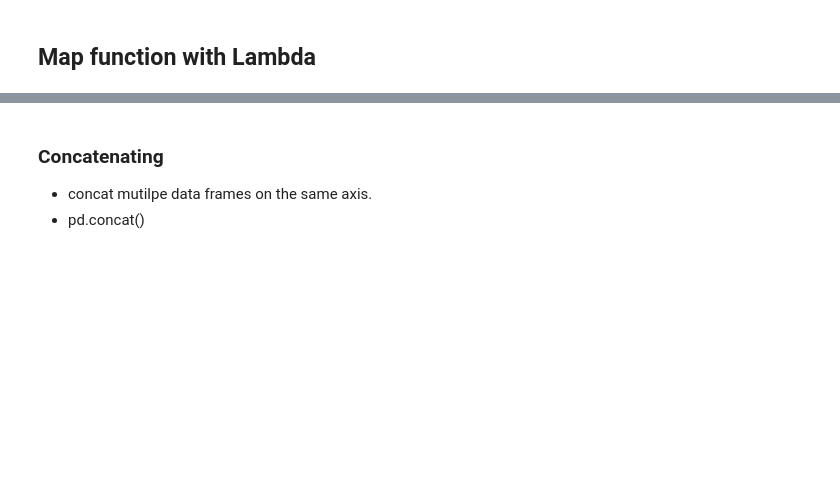
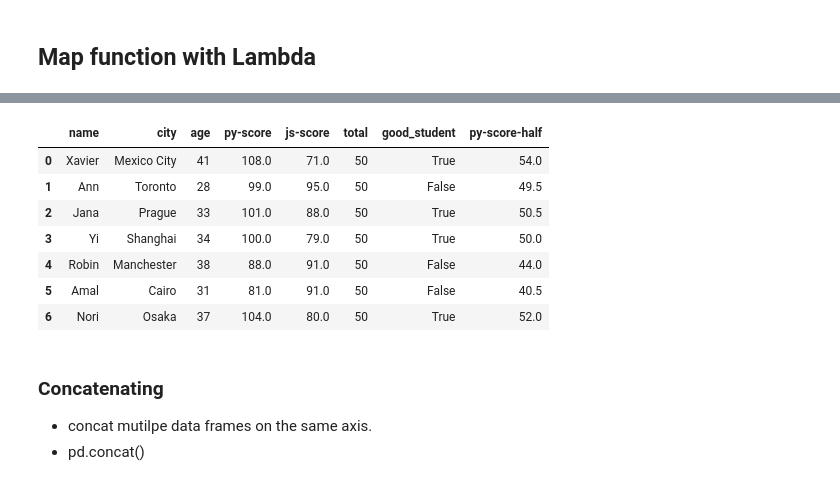
Before and after one commit to PhilippLf/IH_AB_DA_FT_AUG_2023, a Jupyter notebook: Class_Materials/Pandas/Pandas_Data_Frame_General-Part_2.ipynb, the cells around one changed output, grey strips where cells are left out. Cells and saved outputs as stored; diff of their text form; code cells hidden in the pictures; blank space fills up the shorter version.

```diff
--- a/Class_Materials/Pandas/Pandas_Data_Frame_General-Part_2.ipynb
+++ b/Class_Materials/Pandas/Pandas_Data_Frame_General-Part_2.ipynb
@@ -65,0 +114,2 @@ students_df['py-score']
+# %%
+students_df['good_student'] = students_df['py-score'].apply(lambda x: True if x >= 80 else False)
@@ -85,3 +217,16 @@ students_df
+# %%
+students_df["py-score-half"] = list(map(lambda x:x/2,students_df["py-score"]))
+# %%
+students_df
+# %% [output]
+|  | name | city | age | py-score | js-score | total | good_student | py-score-half |
+| 0 | Xavier | Mexico City | 41 | 108.0 | 71.0 | 50 | True | 54.0 |
+| 1 | Ann | Toronto | 28 | 99.0 | 95.0 | 50 | False | 49.5 |
+| 2 | Jana | Prague | 33 | 101.0 | 88.0 | 50 | True | 50.5 |
+| 3 | Yi | Shanghai | 34 | 100.0 | 79.0 | 50 | True | 50.0 |
+| 4 | Robin | Manchester | 38 | 88.0 | 91.0 | 50 | False | 44.0 |
+| 5 | Amal | Cairo | 31 | 81.0 | 91.0 | 50 | False | 40.5 |
+| 6 | Nori | Osaka | 37 | 104.0 | 80.0 | 50 | True | 52.0 |
 # %% [markdown]
 ### Concatenating
 - concat mutilpe data frames on the same axis.
```
Also changed, not shown: parts of 17 cells of this notebook, 4 other files.
